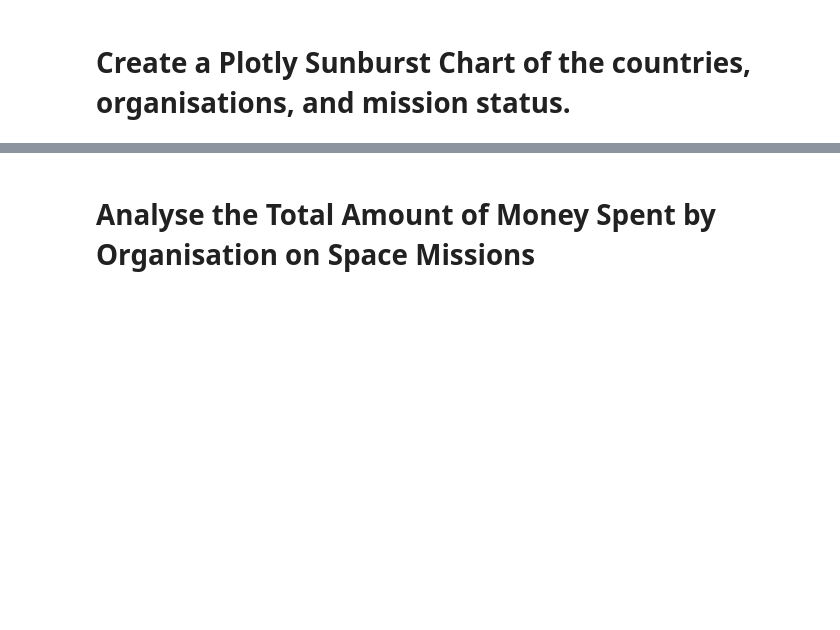
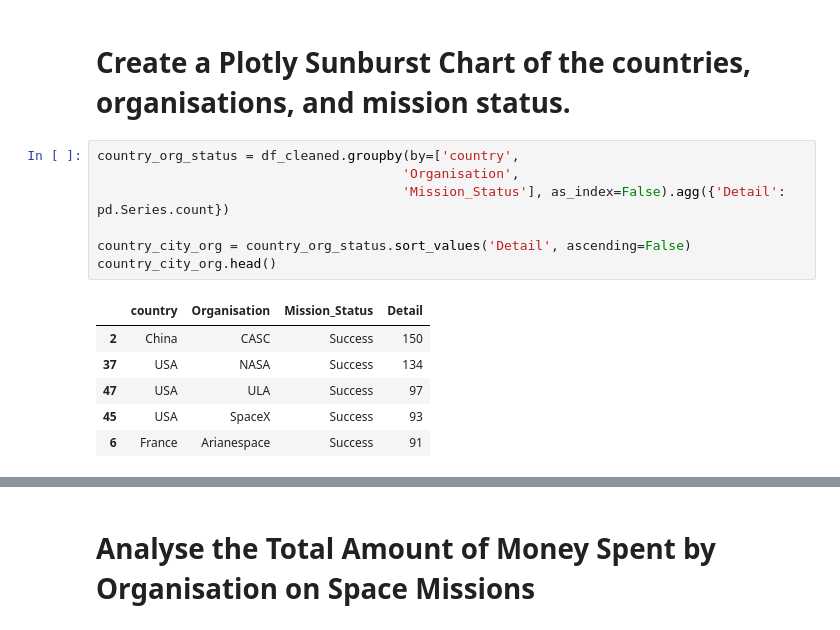
Before and after one commit to cdosorio/python-100-days, a Jupyter notebook: 098-pandas-space-race/Space_Missions_Analysis_(start).ipynb, the cells around one changed output, grey strips where cells are left out. Saved outputs shown, nothing was run; the diff lists cells and outputs as text; blank space fills up the shorter version.

```diff
--- a/098-pandas-space-race/Space_Missions_Analysis_(start).ipynb
+++ b/098-pandas-space-race/Space_Missions_Analysis_(start).ipynb
@@ -309,2 +367,16 @@ df_russia.shape
 # %% [markdown]
 # Create a Plotly Sunburst Chart of the countries, organisations, and mission status.
+# %%
+country_org_status = df_cleaned.groupby(by=['country',
+                                       'Organisation',
+                                       'Mission_Status'], as_index=False).agg({'Detail': pd.Series.count})
+
+country_city_org = country_org_status.sort_values('Detail', ascending=False)
+country_city_org.head()
+# %% [output]
+|  | country | Organisation | Mission_Status | Detail |
+| 2 | China | CASC | Success | 150 |
+| 37 | USA | NASA | Success | 134 |
+| 47 | USA | ULA | Success | 97 |
+| 45 | USA | SpaceX | Success | 93 |
+| 6 | France | Arianespace | Success | 91 |
```
Also changed, not shown: parts of 12 cells of this notebook.
